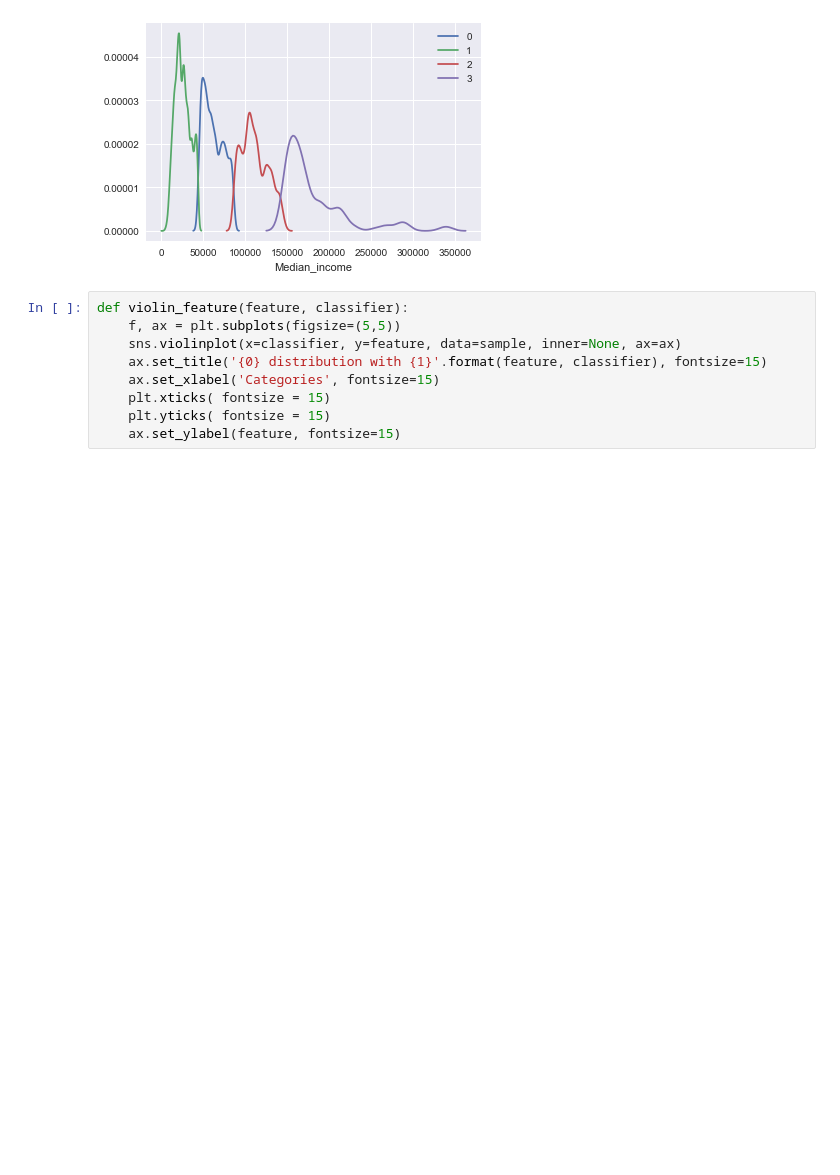
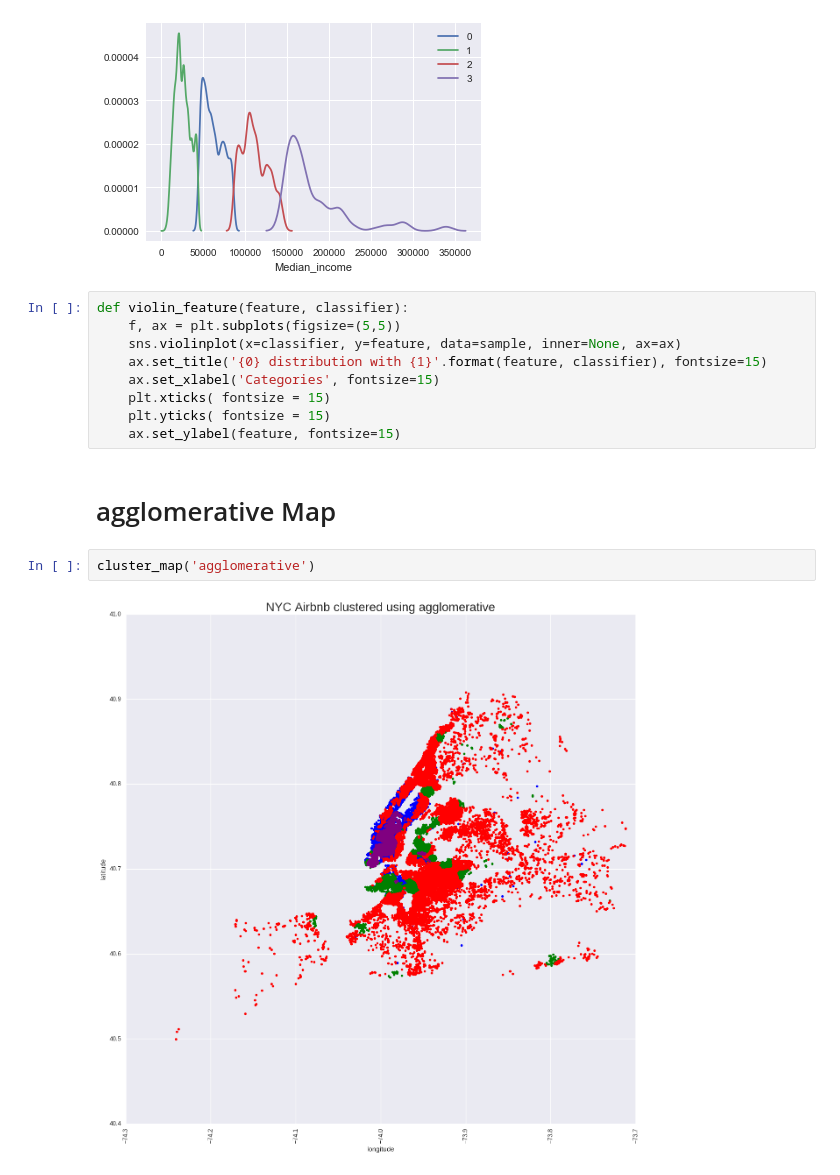
Before and after one commit to fernandomelchor/Airbnb_Project, a Jupyter notebook: jp-Classifying Listings.ipynb, the cells around one changed output. Drawn from its saved outputs; the diff is of its cells as text; blank space fills up the shorter version.

```diff
--- a/jp-Classifying Listings.ipynb
+++ b/jp-Classifying Listings.ipynb
@@ -464,3 +509,9 @@ def violin_feature(feature, classifier):
     plt.xticks( fontsize = 15)
     plt.yticks( fontsize = 15)
     ax.set_ylabel(feature, fontsize=15)
+# %% [markdown]
+# agglomerative Map
+# %%
+cluster_map('agglomerative')
+# %% [output]
+[figure, added]
```
Also changed, not shown: parts of 29 cells of this notebook, 7 other files.
